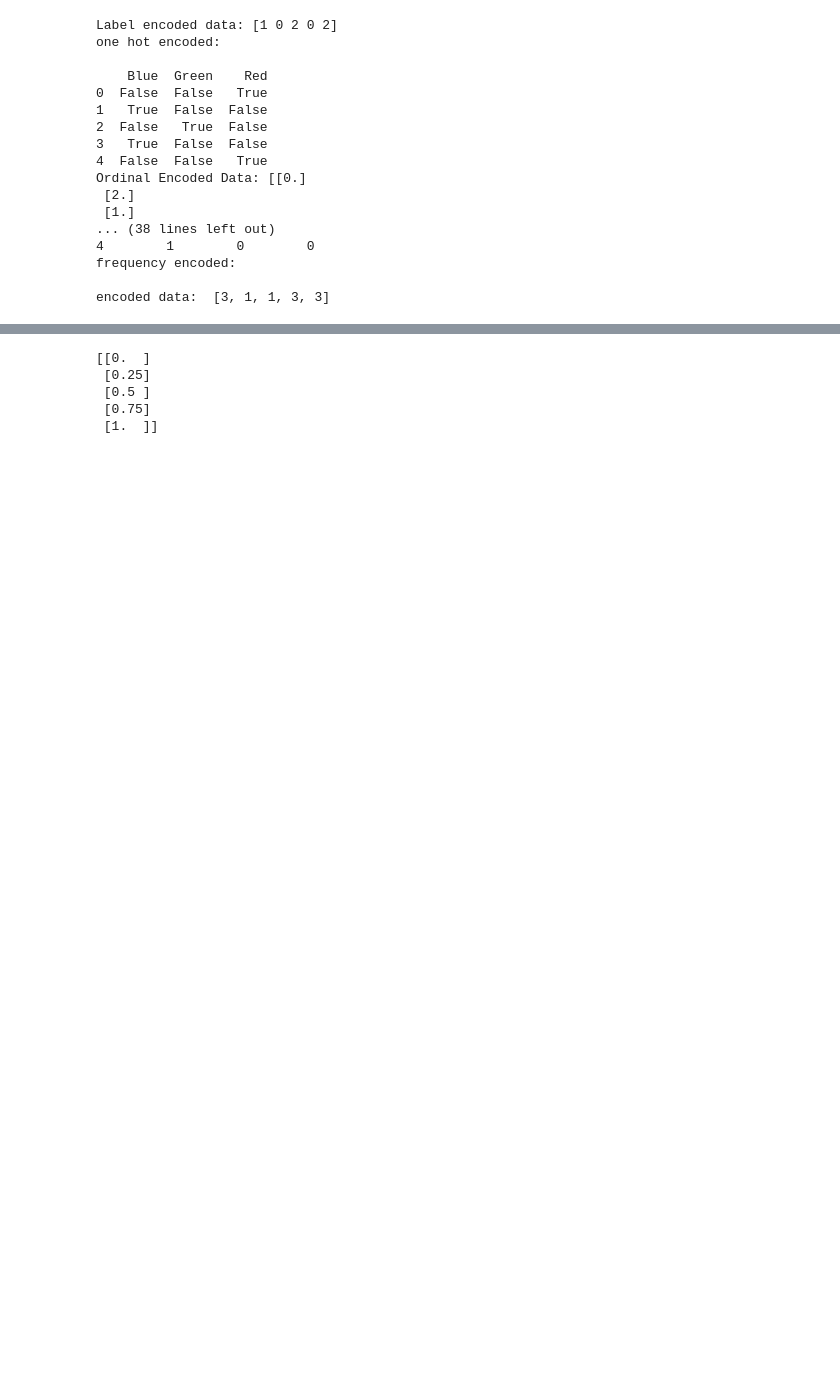
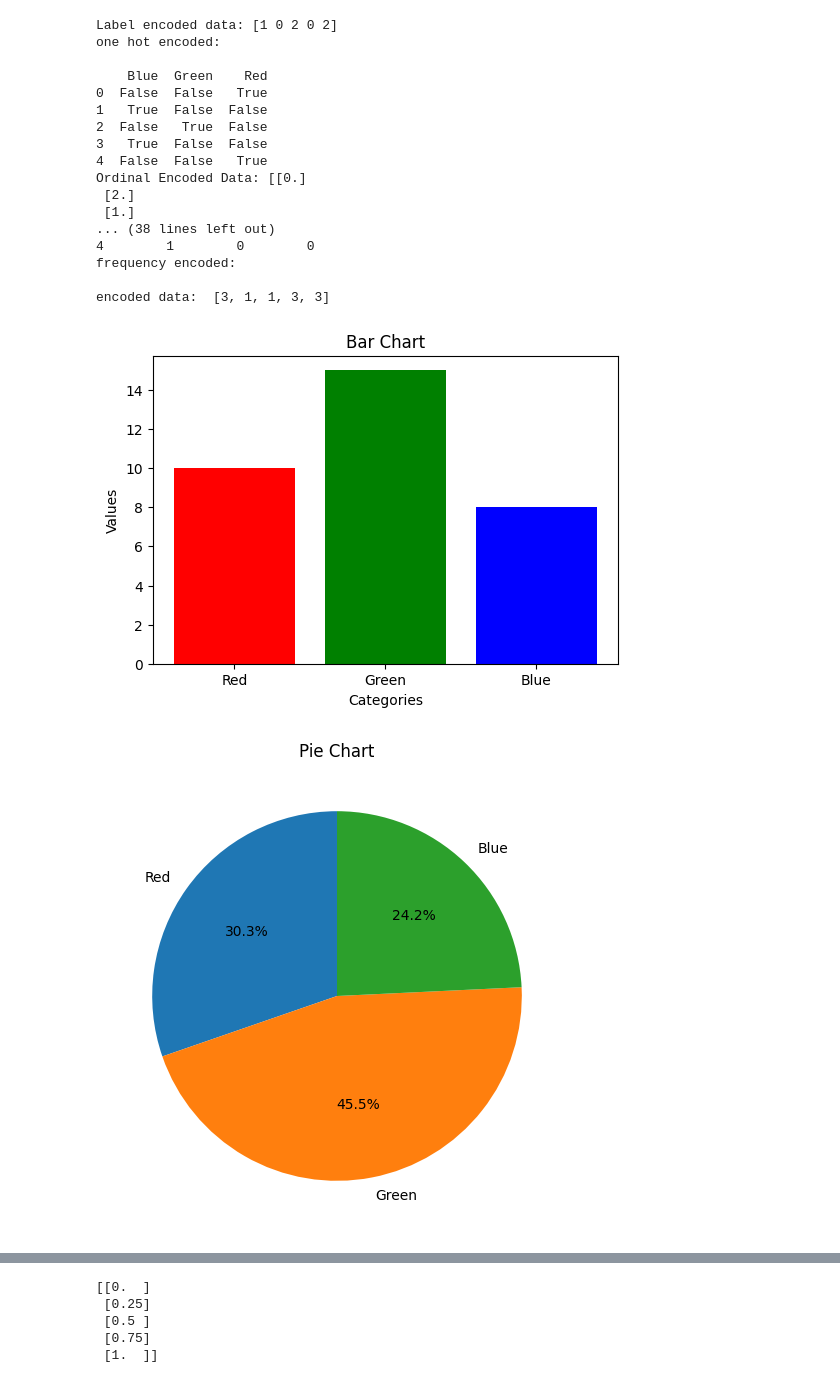
Before and after one commit to Vedikaaa-737/SKILL, a Jupyter notebook: SKILL.ipynb, the cells around one changed output, grey strips where cells are left out. Cells and saved outputs as stored; diff of their text form; code cells hidden in the pictures; blank space fills up the shorter version.

```diff
--- a/SKILL.ipynb
+++ b/SKILL.ipynb
@@ -113,3 +136,63 @@ Ordinal Encoded Data: [[0.]
 frequency encoded:
 
 encoded data:  [3, 1, 1, 3, 3]
+# %%
+# prompt: PLOT matplotlib different graphs
+
+import matplotlib.pyplot as plt
+
+# Sample data (replace with your actual data)
+categories = ['Red', 'Green', 'Blue']
+values = [10, 15, 8]
+
+# Bar chart
+plt.figure(figsize=(6, 4))
+plt.bar(categories, values, color=['red', 'green', 'blue'])
+plt.title('Bar Chart')
+plt.xlabel('Categories')
+plt.ylabel('Values')
+plt.show()
+
+# Pie chart
+plt.figure(figsize=(6, 6))
+plt.pie(values, labels=categories, autopct='%1.1f%%', startangle=90)
+plt.title('Pie Chart')
+plt.show()
+
+
+# Scatter plot
+x = [1, 2, 3, 4, 5]
+y = [2, 4, 1, 5, 3]
+
+plt.figure(figsize=(6, 4))
+plt.scatter(x, y, color='purple', marker='o')
+plt.title('Scatter Plot')
+plt.xlabel('X-axis')
+plt.ylabel('Y-axis')
+plt.show()
+
+
+# Line plot
+x = [1, 2, 3, 4, 5]
+y = [2, 4, 1, 5, 3]
+
+plt.figure(figsize=(6, 4))
+plt.plot(x, y, marker='o', linestyle='--', color='orange')
+plt.title('Line Plot')
+plt.xlabel('X-axis')
+plt.ylabel('Y-axis')
+plt.show()
+
+
+# Histogram
+data = [1, 2, 2, 3, 3, 3, 4, 4, 5]
+
+plt.figure(figsize=(6, 4))
+plt.hist(data, bins=5, edgecolor='black')
+plt.title('Histogram')
+plt.xlabel('Value')
+plt.ylabel('Frequency')
+plt.show()
+# %% [output]
+[figure, added]
+[figure, added]
```
Also changed, not shown: parts of 4 cells of this notebook.
